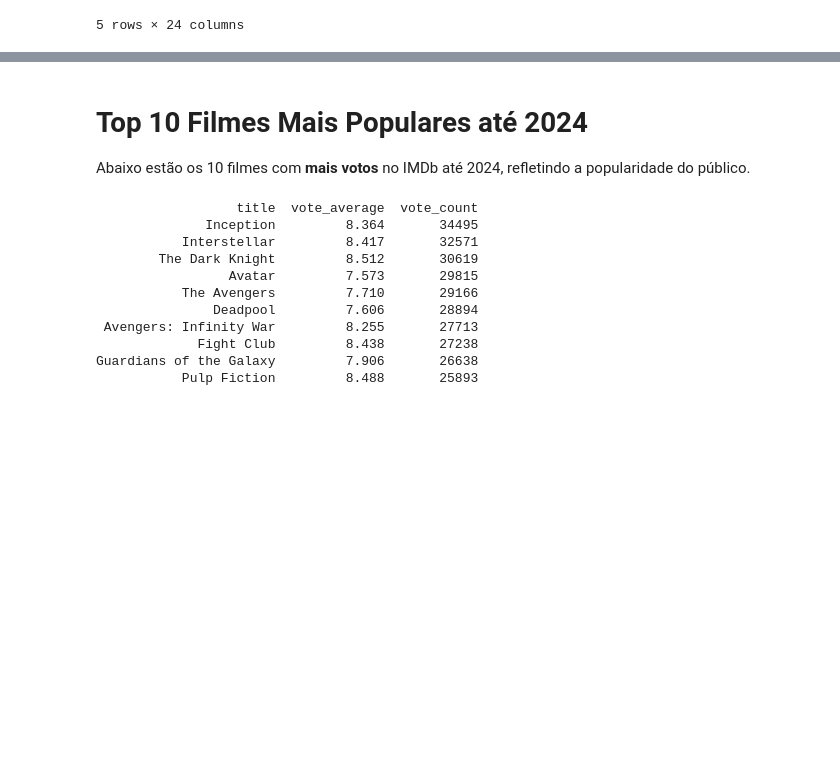
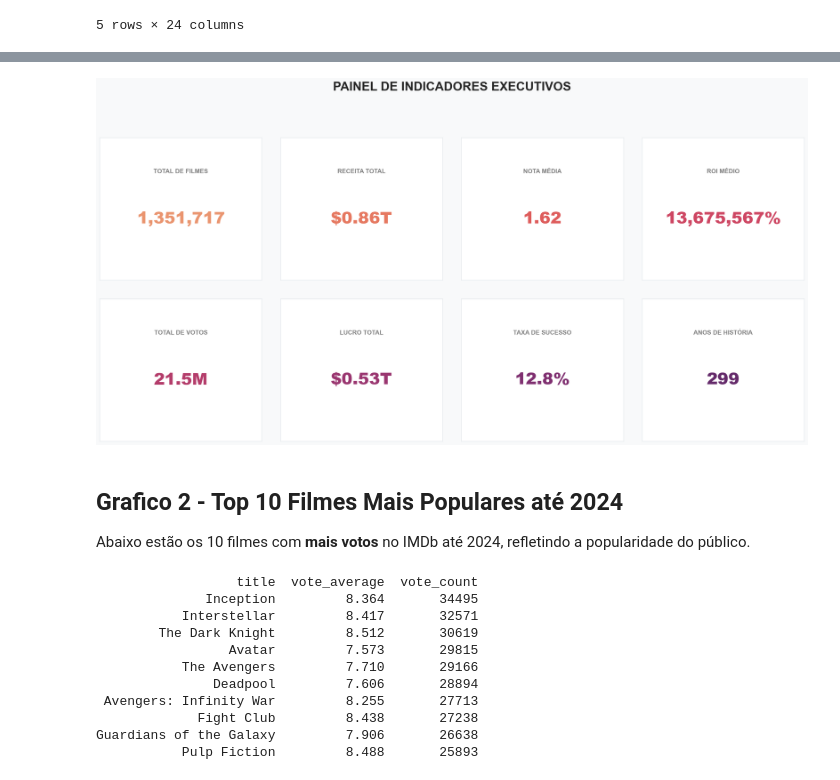
Before and after one commit to kauaneiras/Grupo-8-SBD2, a Jupyter notebook: Data Layer/raw/analytcs.ipynb, the cells around one changed output, grey strips where cells are left out. Cells and saved outputs as stored; diff of their text form; code cells hidden in the pictures; blank space fills up the shorter version.

```diff
--- a/Data Layer/raw/analytcs.ipynb
+++ b/Data Layer/raw/analytcs.ipynb
@@ -46,5 +85,66 @@ df_head
+# %%
+# --- 1. PROCESSAMENTO ULTRA RÁPIDO ---
+# Convertendo apenas o necessário com métodos otimizados
+df['revenue'] = pd.to_numeric(df['revenue'], errors='coerce').fillna(0)
+df['budget'] = pd.to_numeric(df['budget'], errors='coerce').fillna(0)
+df['vote_average'] = pd.to_numeric(df['vote_average'], errors='coerce').fillna(0)
+
+# Para datas, pegamos apenas o Max e Min (não processa a coluna inteira)
+data_min = pd.to_datetime(df['release_date'], errors='coerce').min()
+data_max = pd.to_datetime(df['release_date'], errors='coerce').max()
+
+# --- 2. CÁLCULO DIRETO DOS KPIs ---
+total_filmes = len(df)
+receita_total = df['revenue'].sum()
+lucro_total = receita_total - df['budget'].sum()
+nota_media_geral = df['vote_average'].mean()
+votos_totais = df['vote_count'].sum()
+
+# ROI e Sucesso (Apenas onde tem orçamento para não dar erro de divisão)
+tem_budget = df[df['budget'] > 0]
+roi_medio = ((tem_budget['revenue'] - tem_budget['budget']) / tem_budget['budget']).mean() * 100
+taxa_sucesso = (len(tem_budget[tem_budget['revenue'] > tem_budget['budget']]) / len(tem_budget) * 100) if len(tem_budget) > 0 else 0
+span_anos = int(data_max.year - data_min.year) if pd.notnull(data_max) else 0
+
+# --- 3. DASHBOARD VISUAL ---
+sns.set_theme(style="white")
+cores = sns.color_palette("flare", 8)
+
+fig, axes = plt.subplots(2, 4, figsize=(20, 10))
+fig.patch.set_facecolor('#F8F9FA')
+fig.suptitle('PAINEL DE INDICADORES EXECUTIVOS', fontsize=24, fontweight='bold', y=1.02)
+
+# Lista organizada para o loop
+dados_kpi = [
+    ('TOTAL DE FILMES', f'{total_filmes:,}'),
+    ('RECEITA TOTAL', f'${receita_total/1e12:.2f}T'),
+    ('NOTA MÉDIA', f'{nota_media_geral:.2f}'),
+    ('ROI MÉDIO', f'{roi_medio:,.0f}%'),
+    ('TOTAL DE VOTOS', f'{votos_totais/1e6:.1f}M'),
+    ('LUCRO TOTAL', f'${lucro_total/1e12:.2f}T'),
+    ('TAXA DE SUCESSO', f'{taxa_sucesso:.1f}%'),
+    ('ANOS DE HISTÓRIA', f'{span_anos}')
+]
+
+for i, ax in enumerate(axes.flatten()):
+    ax.set_facecolor('white')
+    for s in ax.spines.values():
+        s.set_visible(True)
+        s.set_color('#E9ECEF')
+
+    ax.set_xticks([])
+    ax.set_yticks([])
+
+    # Texto: Título (Cima) e Valor (Centro)
+    ax.text(0.5, 0.75, dados_kpi[i][0], ha='center', fontsize=12, fontweight='bold', color='gray', transform=ax.transAxes)
+    ax.text(0.5, 0.40, dados_kpi[i][1], ha='center', fontsize=32, fontweight='black', color=cores[i], transform=ax.transAxes)
+
+plt.tight_layout(pad=3.0)
+plt.show()
+# %% [output]
+[figure, added]
 # %% [markdown]
-# Top 10 Filmes Mais Populares até 2024
+## Grafico 2 - Top 10 Filmes Mais Populares até 2024
 
 Abaixo estão os 10 filmes com **mais votos** no IMDb até 2024, refletindo a popularidade do público.
 # %%
```
Also changed, not shown: parts of 30 cells of this notebook, 1 other file.
